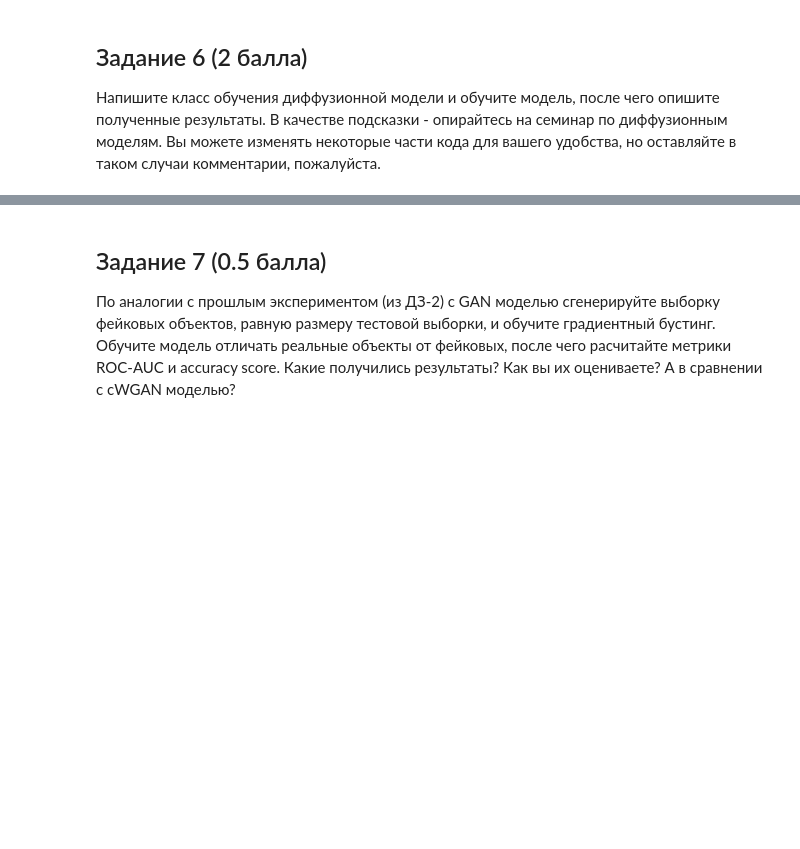
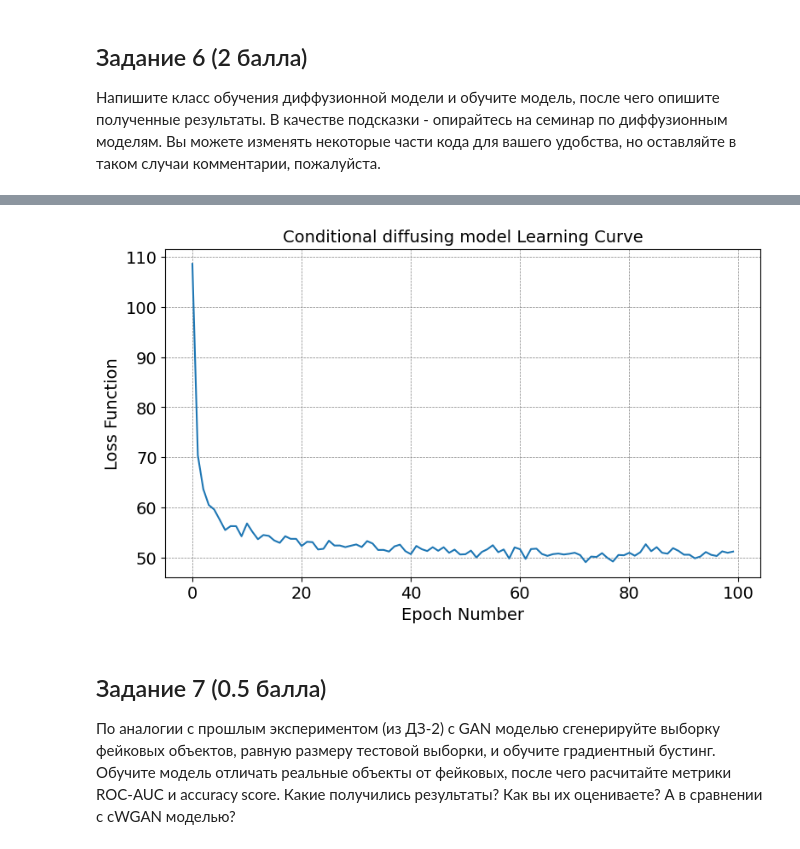
Before and after one commit to Lzora7/Study, a Jupyter notebook: AI-HSE/GenModels/HW_3/HW3.ipynb, the cells around one changed output, grey strips where cells are left out. Cells and saved outputs as stored; diff of their text form; code cells hidden in the pictures; blank space fills up the shorter version.

```diff
--- a/AI-HSE/GenModels/HW_3/HW3.ipynb
+++ b/AI-HSE/GenModels/HW_3/HW3.ipynb
@@ -329,7 +328,7 @@ def generate_with_diffusion(model, y, latent_dim, scheduler):
     # цикл шедулера
     for times in scheduler.timesteps:
         with torch.no_grad():
-            noise_pred = model(noise2image, y_tensor).sample # шум для тек шага
+            noise_pred = model(noise2image, y_tensor) # шум для тек шага
         noise2image = scheduler.step(noise_pred, times, noise2image).prev_sample
 
     X_fake = noise2image.cpu().numpy()
@@ -384,11 +420,27 @@ class DiffusionFitter(object):
             ):
 
                 ### YOUR CODE IS HERE ######
+                # шум
+                noise = torch.randn_like(real_batch) # N(0,1)
+                # шаги
+                timesteps = torch.randint(
+                    0,
+                    noise_scheduler.num_train_timesteps,
+                    (real_batch.size(0),),
+                    device=DEVICE,
+                    dtype=torch.long,
+                )
+                # добавление шума
+                noisy_batch = noise_scheduler.add_noise(real_batch, noise, timesteps)
 
-                ...
+                self.opt_gen.zero_grad()
 
-                loss_epoch += ...
+                noise_pred = self.model(noisy_batch, cond_batch)
+                loss = F.mse_loss(noise_pred, noise)
+                loss.backward()
+                self.opt_gen.step()
 
+                loss_epoch += loss.item()
                 ### THE END OF YOUR CODE ###
 
             # caiculate and store loss after an epoch
@@ -399,7 +451,17 @@ class DiffusionFitter(object):
             # И запустите работу фукнции other_agent_score
 
             ### YOUR CODE IS HERE ######
-            ...
+            sample_size = 1000
+            idx = torch.randperm(X_real.shape[0], device=DEVICE)[:sample_size]
+
+            real_subset = X_real[idx].detach().cpu().numpy()
+            cond_subset = y_cond[idx].detach().cpu().numpy()
+            fake_subset = generate_with_diffusion(self.model, cond_subset, self.latent_dim, noise_scheduler)
+            #
+            score = other_agent_score(real_subset, fake_subset)
+
+            print(f"эпоха {epoch + 1}/{self.n_epochs}; loss: {loss_epoch:.2f}")
+            print(f"other agent score: {score}")
             ### THE END OF YOUR CODE ###
 
         # Turn off training
@@ -421,14 +509,16 @@ diffusionFitter.fit(X_train, y_train)
 # %%
 # diffusion learning curve
 plt.figure(figsize=(9, 5))
 plt.plot(diffusionFitter.loss_history)
 plt.xlabel("Epoch Number", size=14)
 plt.ylabel("Loss Function", size=14)
 plt.xticks(size=14)
 plt.yticks(size=14)
 plt.title("Conditional diffusing model Learning Curve", size=14)
-plt.grid(b=1, linestyle="--", linewidth=0.5, color="0.5")
+plt.grid(visible=True, linestyle="--", linewidth=0.5, color="0.5")
 plt.show()
+# %% [output]
+[figure, added]
 # %% [markdown]
 ## Задание 7 (0.5 балла)
 По аналогии с прошлым экспериментом (из ДЗ-2) с GAN моделью сгенерируйте выборку фейковых объектов, равную размеру тестовой выборки, и обучите градиентный бустинг. Обучите модель отличать реальные объекты от фейковых, после чего расчитайте метрики ROC-AUC и accuracy score. Какие получились результаты? Как вы их оцениваете? А в сравнении с сWGAN моделью?
```
Also changed, not shown: parts of 13 cells of this notebook.
